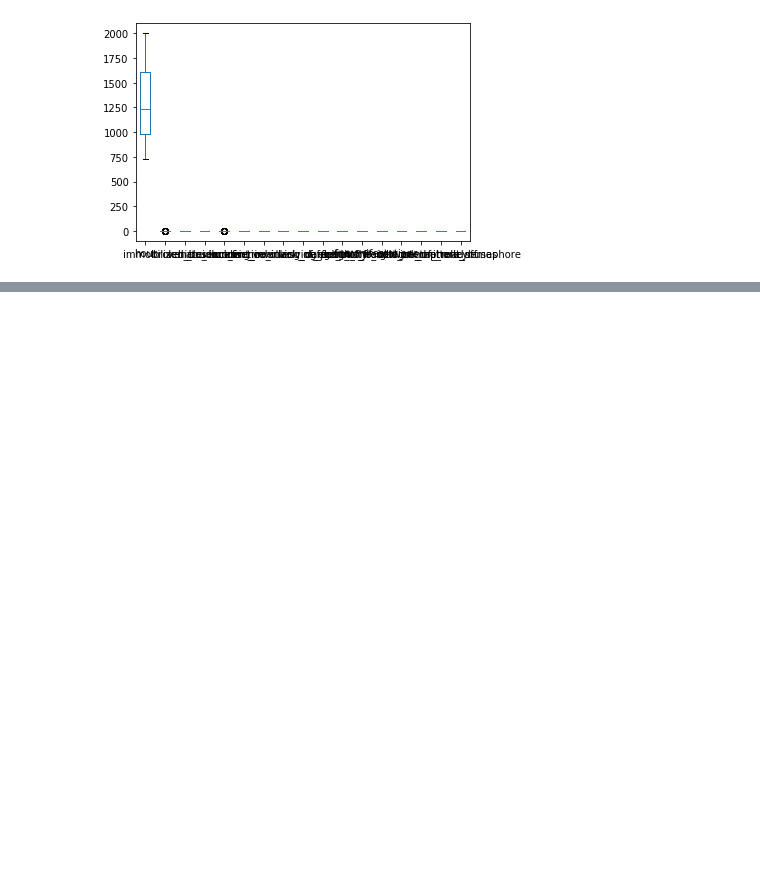
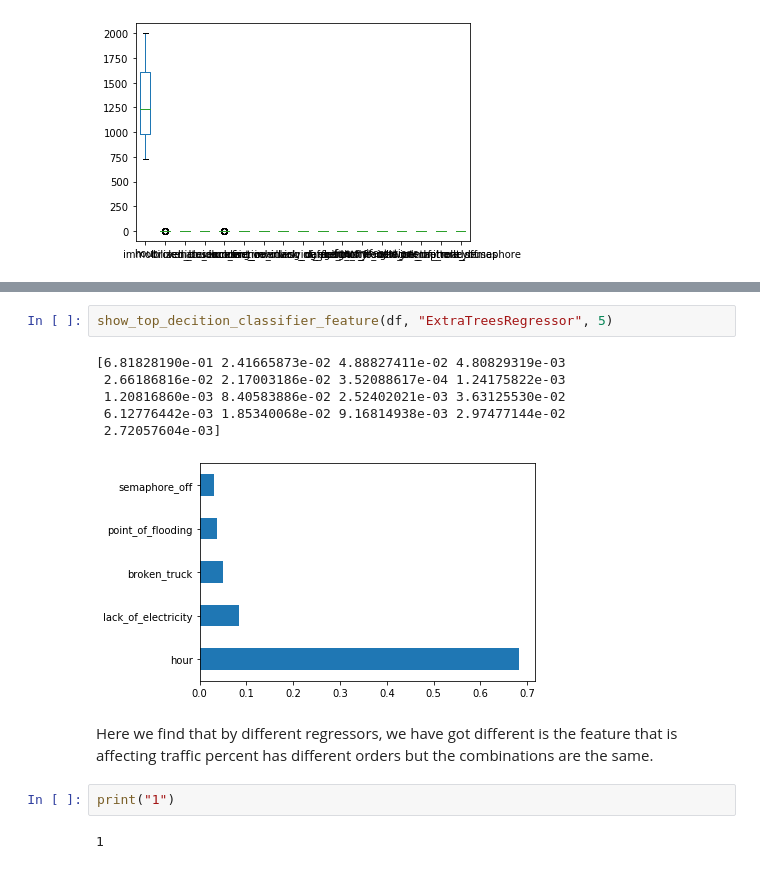
Before and after one commit to sprksh/bits_ml, a Jupyter notebook: feature_engg/FEMiniProject.ipynb, the cells around one changed output, grey strips where cells are left out. Drawn from its saved outputs; the diff is of its cells as text; blank space fills up the shorter version.

```diff
--- a/feature_engg/FEMiniProject.ipynb
+++ b/feature_engg/FEMiniProject.ipynb
@@ -485,0 +585,15 @@ Selected Features : ['point_of_flooding', 'manifestations', 'defect_in_the_netwo
+# %%
+show_top_decition_classifier_feature(df, "ExtraTreesRegressor", 5)
+# %% [output]
+[6.81828190e-01 2.41665873e-02 4.88827411e-02 4.80829319e-03
+ 2.66186816e-02 2.17003186e-02 3.52088617e-04 1.24175822e-03
+ 1.20816860e-03 8.40583886e-02 2.52402021e-03 3.63125530e-02
+ 6.12776442e-03 1.85340068e-02 9.16814938e-03 2.97477144e-02
+ 2.72057604e-03]
+[figure, added]
+# %% [markdown]
+Here we find that by different regressors, we have got different is the feature that is affecting traffic percent has different orders but the combinations are the same.
+# %%
+print("1")
+# %% [output]
+1
```
Also changed, not shown: parts of 28 cells of this notebook, 1 other file.
